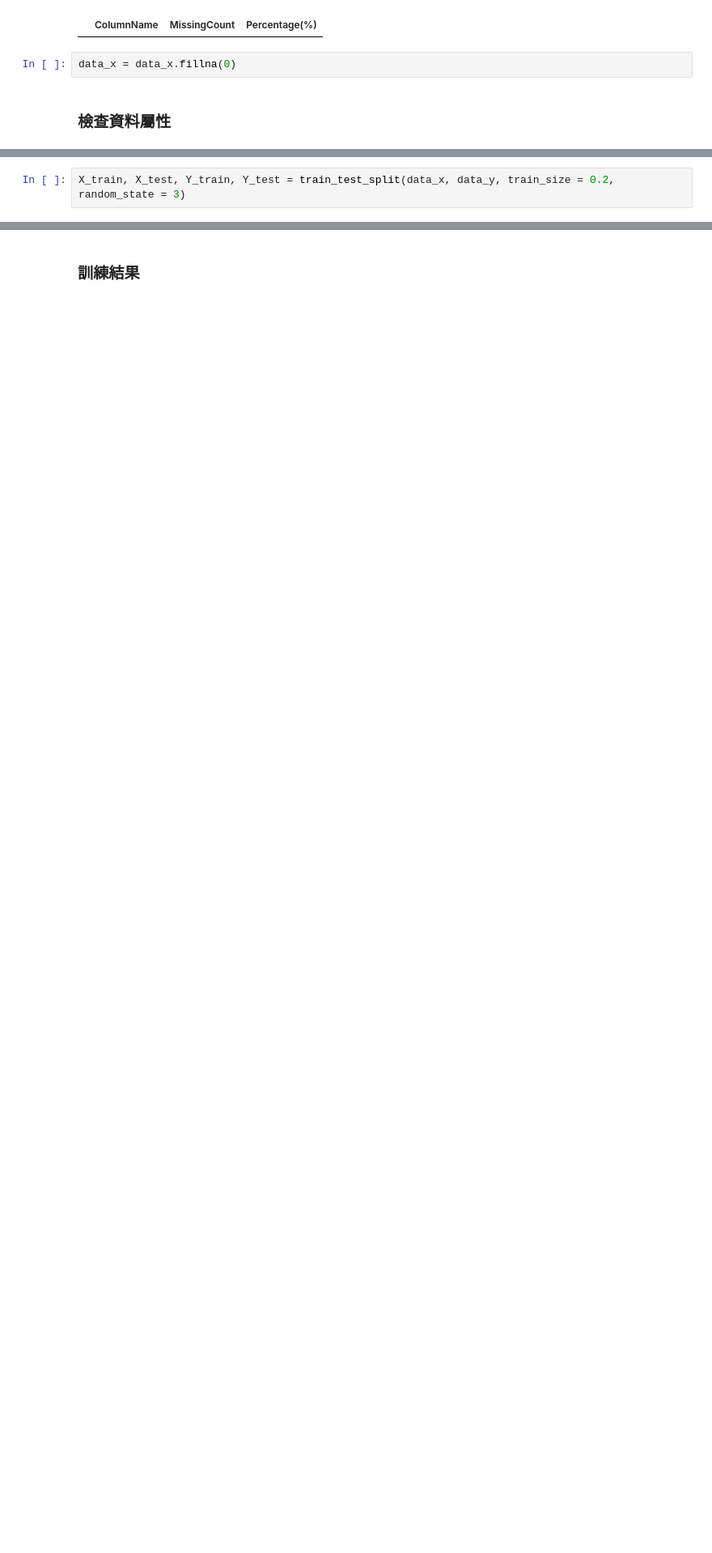
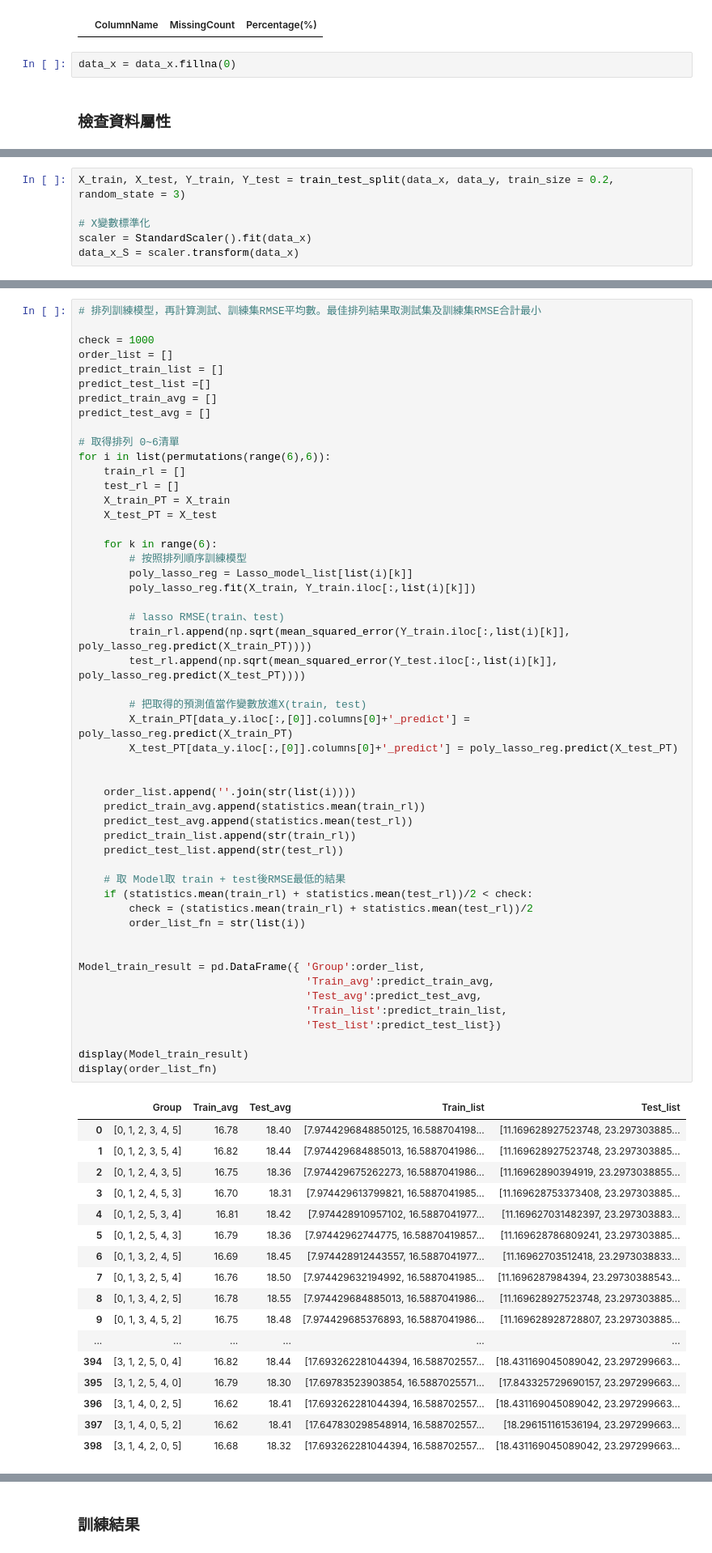
Before and after one commit to EricTsai83/IMBD_data_competition, a Jupyter notebook: Code/model.ipynb, the cells around one changed output, grey strips where cells are left out. Shown at 81% size. Drawn from its saved outputs; the diff is of its cells as text; blank space fills up the shorter version.

```diff
--- a/Code/model.ipynb
+++ b/Code/model.ipynb
@@ -153,2 +154,6 @@ display(Col_types(data_x))
 # %%
 X_train, X_test, Y_train, Y_test = train_test_split(data_x, data_y, train_size = 0.2, random_state = 3)
+
+# X變數標準化
+scaler = StandardScaler().fit(data_x)
+data_x_S = scaler.transform(data_x)
@@ -154,0 +315,69 @@ X_train, X_test, Y_train, Y_test = train_test_split(data_x, data_y, train_size =
+# %%
+# 排列訓練模型，再計算測試、訓練集RMSE平均數。最佳排列結果取測試集及訓練集RMSE合計最小
+
+check = 1000
+order_list = []
+predict_train_list = []
+predict_test_list =[]
+predict_train_avg = []
+predict_test_avg = []
+
+# 取得排列 0~6清單
+for i in list(permutations(range(6),6)):
+    train_rl = []
+    test_rl = []
+    X_train_PT = X_train
+    X_test_PT = X_test
+
+    for k in range(6):
+        # 按照排列順序訓練模型
+        poly_lasso_reg = Lasso_model_list[list(i)[k]]
+        poly_lasso_reg.fit(X_train, Y_train.iloc[:,list(i)[k]])
+
+        # lasso RMSE(train、test)
+        train_rl.append(np.sqrt(mean_squared_error(Y_train.iloc[:,list(i)[k]], poly_lasso_reg.predict(X_train_PT))))
+        test_rl.append(np.sqrt(mean_squared_error(Y_test.iloc[:,list(i)[k]], poly_lasso_reg.predict(X_test_PT))))
+
+        # 把取得的預測值當作變數放進X(train, test)
+        X_train_PT[data_y.iloc[:,[0]].columns[0]+'_predict'] = poly_lasso_reg.predict(X_train_PT)
+        X_test_PT[data_y.iloc[:,[0]].columns[0]+'_predict'] = poly_lasso_reg.predict(X_test_PT)
+
+
+    order_list.append(''.join(str(list(i))))
+    predict_train_avg.append(statistics.mean(train_rl))
+    predict_test_avg.append(statistics.mean(test_rl))
+    predict_train_list.append(str(train_rl))
+    predict_test_list.append(str(test_rl))
+
+    # 取 Model取 train + test後RMSE最低的結果
+    if (statistics.mean(train_rl) + statistics.mean(test_rl))/2 < check:
+        check = (statistics.mean(train_rl) + statistics.mean(test_rl))/2
+        order_list_fn = str(list(i))
+
+
+Model_train_result = pd.DataFrame({ 'Group':order_list,
+                                    'Train_avg':predict_train_avg,
+                                    'Test_avg':predict_test_avg,
+                                    'Train_list':predict_train_list,
+                                    'Test_list':predict_test_list})
+
+display(Model_train_result)
+display(order_list_fn)
+# %% [output]
+|  | Group | Train_avg | Test_avg | Train_list | Test_list |
+| 0 | [0, 1, 2, 3, 4, 5] | 16.78 | 18.40 | [7.9744296848850125, 16.588704198... | [11.169628927523748, 23.297303885... |
+| 1 | [0, 1, 2, 3, 5, 4] | 16.82 | 18.44 | [7.974429684885013, 16.5887041986... | [11.169628927523748, 23.297303885... |
+| 2 | [0, 1, 2, 4, 3, 5] | 16.75 | 18.36 | [7.974429675262273, 16.5887041986... | [11.16962890394919, 23.2973038855... |
+| 3 | [0, 1, 2, 4, 5, 3] | 16.70 | 18.31 | [7.974429613799821, 16.5887041985... | [11.169628753373408, 23.297303885... |
+| 4 | [0, 1, 2, 5, 3, 4] | 16.81 | 18.42 | [7.974428910957102, 16.5887041977... | [11.169627031482397, 23.297303883... |
+| 5 | [0, 1, 2, 5, 4, 3] | 16.79 | 18.36 | [7.97442962744775, 16.58870419857... | [11.169628786809241, 23.297303885... |
+| 6 | [0, 1, 3, 2, 4, 5] | 16.69 | 18.45 | [7.974428912443557, 16.5887041977... | [11.16962703512418, 23.2973038833... |
+| 7 | [0, 1, 3, 2, 5, 4] | 16.76 | 18.50 | [7.974429632194992, 16.5887041985... | [11.1696287984394, 23.29730388543... |
+| 8 | [0, 1, 3, 4, 2, 5] | 16.78 | 18.55 | [7.974429684885013, 16.5887041986... | [11.169628927523748, 23.297303885... |
+| 9 | [0, 1, 3, 4, 5, 2] | 16.75 | 18.48 | [7.974429685376893, 16.5887041986... | [11.169628928728807, 23.297303885... |
+| ... | ... | ... | ... | ... | ... |
+| 394 | [3, 1, 2, 5, 0, 4] | 16.82 | 18.44 | [17.693262281044394, 16.588702557... | [18.431169045089042, 23.297299663... |
+| 395 | [3, 1, 2, 5, 4, 0] | 16.79 | 18.30 | [17.69783523903854, 16.5887025571... | [17.843325729690157, 23.297299663... |
+| 396 | [3, 1, 4, 0, 2, 5] | 16.62 | 18.41 | [17.693262281044394, 16.588702557... | [18.431169045089042, 23.297299663... |
+| 397 | [3, 1, 4, 0, 5, 2] | 16.62 | 18.41 | [17.647830298548914, 16.588702557... | [18.296151161536194, 23.297299663... |
+| 398 | [3, 1, 4, 2, 0, 5] | 16.68 | 18.32 | [17.693262281044394, 16.588702557... | [18.431169045089042, 23.297299663... |
```
Also changed, not shown: parts of 54 cells of this notebook.
